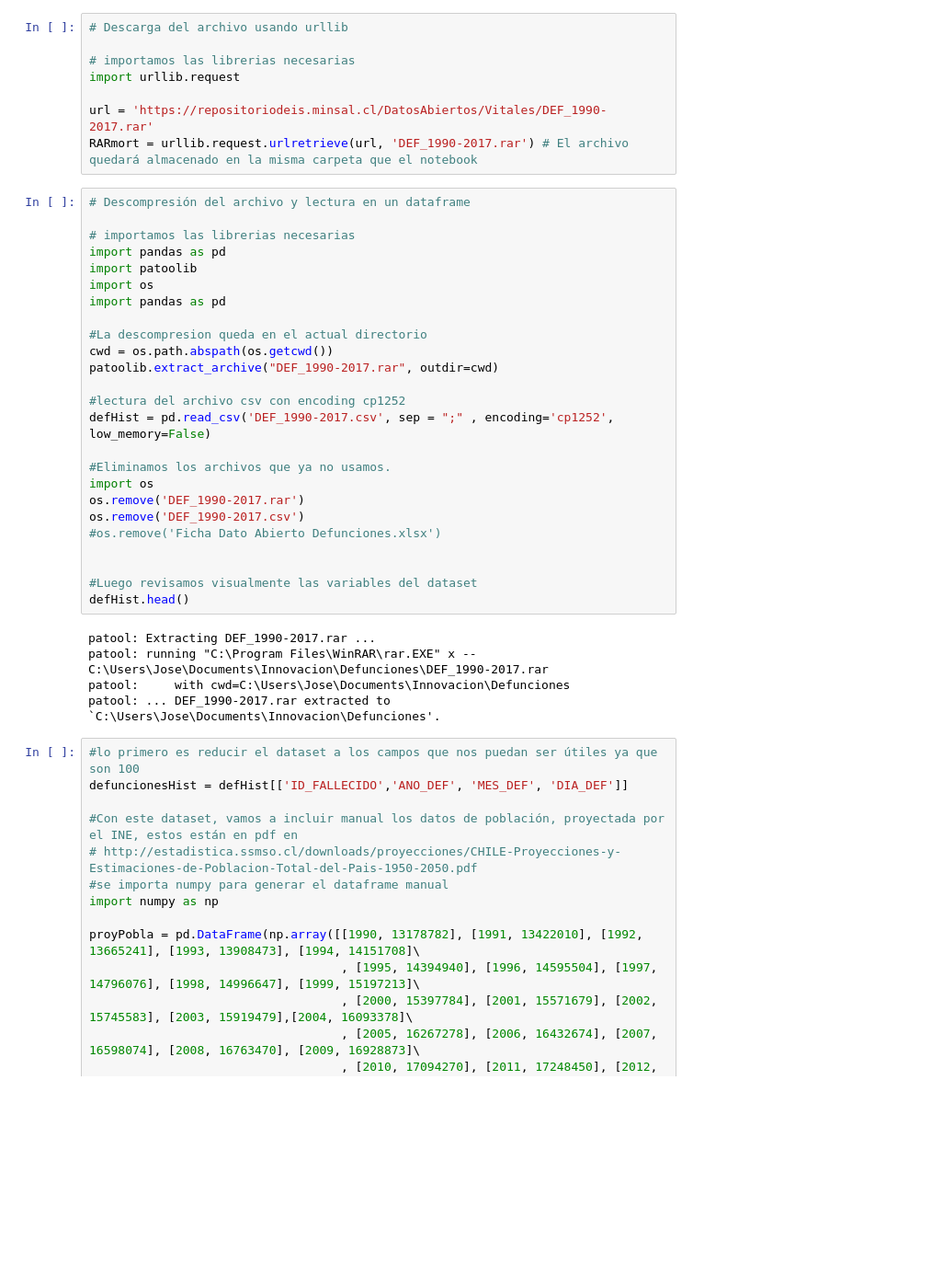
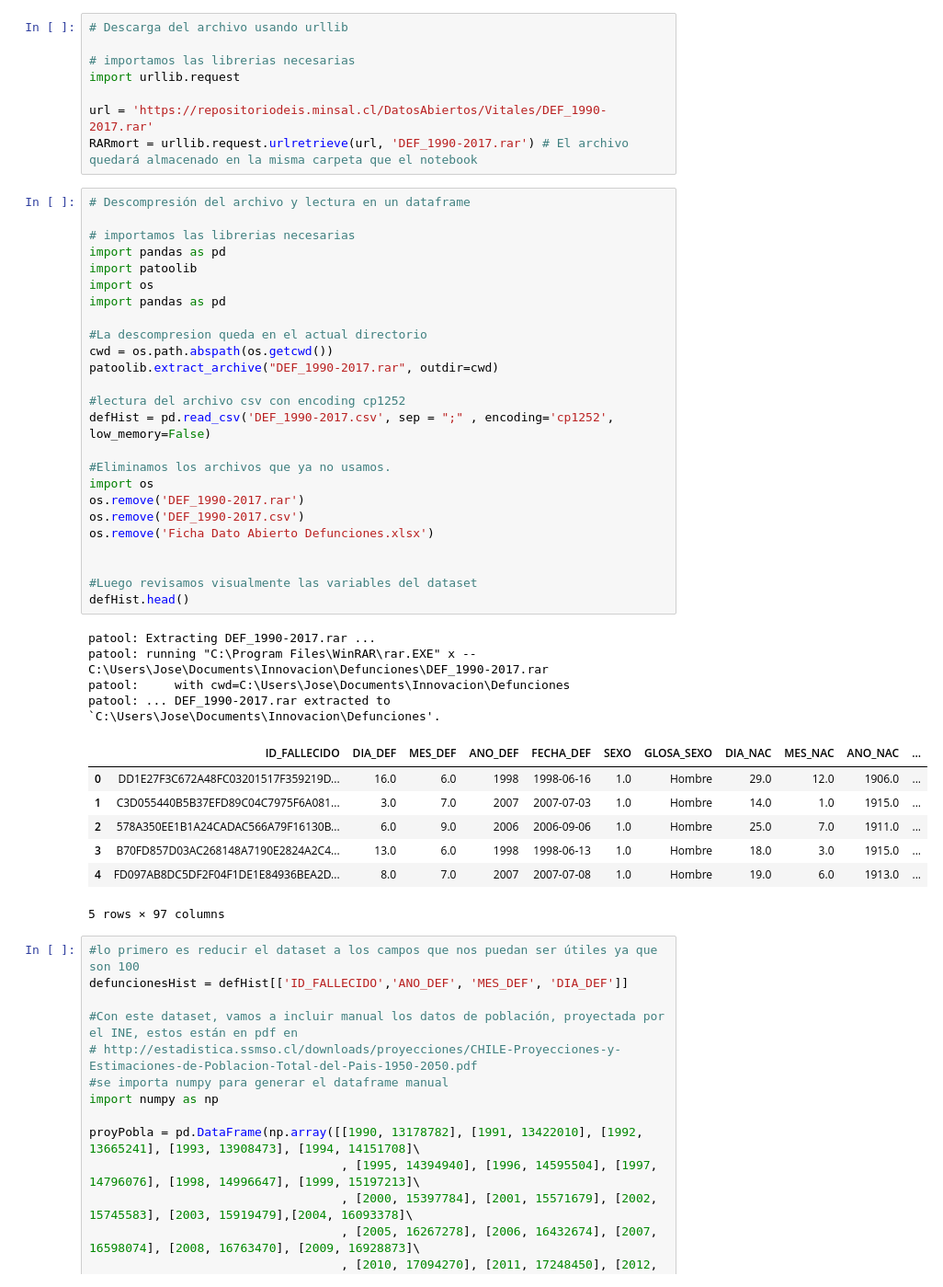
Before and after one commit to josemoragonzalez/Defunciones, a Jupyter notebook: defunciones.ipynb, the cells around one changed output. Shown at 92% size. Drawn from its saved outputs; the diff is of its cells as text; blank space fills up the shorter version.

```diff
--- a/defunciones.ipynb
+++ b/defunciones.ipynb
@@ -19,33 +19,40 @@ RARmort = urllib.request.urlretrieve(url, 'DEF_1990-2017.rar') # El archivo qued
 # %%
 # Descompresión del archivo y lectura en un dataframe
 
 # importamos las librerias necesarias
 import pandas as pd
 import patoolib
 import os
 import pandas as pd
 
 #La descompresion queda en el actual directorio
 cwd = os.path.abspath(os.getcwd())
 patoolib.extract_archive("DEF_1990-2017.rar", outdir=cwd)
 
 #lectura del archivo csv con encoding cp1252
 defHist = pd.read_csv('DEF_1990-2017.csv', sep = ";" , encoding='cp1252', low_memory=False)
 
 #Eliminamos los archivos que ya no usamos.
 import os
 os.remove('DEF_1990-2017.rar')
 os.remove('DEF_1990-2017.csv')
-#os.remove('Ficha Dato Abierto Defunciones.xlsx')
+os.remove('Ficha Dato Abierto Defunciones.xlsx')
 
 
 #Luego revisamos visualmente las variables del dataset
 defHist.head()
 # %% [output]
 patool: Extracting DEF_1990-2017.rar ...
 patool: running "C:\Program Files\WinRAR\rar.EXE" x -- C:\Users\Jose\Documents\Innovacion\Defunciones\DEF_1990-2017.rar
 patool:     with cwd=C:\Users\Jose\Documents\Innovacion\Defunciones
 patool: ... DEF_1990-2017.rar extracted to `C:\Users\Jose\Documents\Innovacion\Defunciones'.
+|  | ID_FALLECIDO | DIA_DEF | MES_DEF | ANO_DEF | FECHA_DEF | SEXO | GLOSA_SEXO | DIA_NAC | MES_NAC | ANO_NAC | ... |
+| 0 | DD1E27F3C672A48FC03201517F359219D... | 16.0 | 6.0 | 1998 | 1998-06-16 | 1.0 | Hombre | 29.0 | 12.0 | 1906.0 | ... |
+| 1 | C3D055440B5B37EFD89C04C7975F6A081... | 3.0 | 7.0 | 2007 | 2007-07-03 | 1.0 | Hombre | 14.0 | 1.0 | 1915.0 | ... |
+| 2 | 578A350EE1B1A24CADAC566A79F16130B... | 6.0 | 9.0 | 2006 | 2006-09-06 | 1.0 | Hombre | 25.0 | 7.0 | 1911.0 | ... |
+| 3 | B70FD857D03AC268148A7190E2824A2C4... | 13.0 | 6.0 | 1998 | 1998-06-13 | 1.0 | Hombre | 18.0 | 3.0 | 1915.0 | ... |
+| 4 | FD097AB8DC5DF2F04F1DE1E84936BEA2D... | 8.0 | 7.0 | 2007 | 2007-07-08 | 1.0 | Hombre | 19.0 | 6.0 | 1913.0 | ... |
+5 rows × 97 columns
 # %%
 #lo primero es reducir el dataset a los campos que nos puedan ser útiles ya que son 100
 defuncionesHist = defHist[['ID_FALLECIDO','ANO_DEF', 'MES_DEF', 'DIA_DEF']]
```
Also changed, not shown: parts of 1 cell of this notebook, 2 other files.
